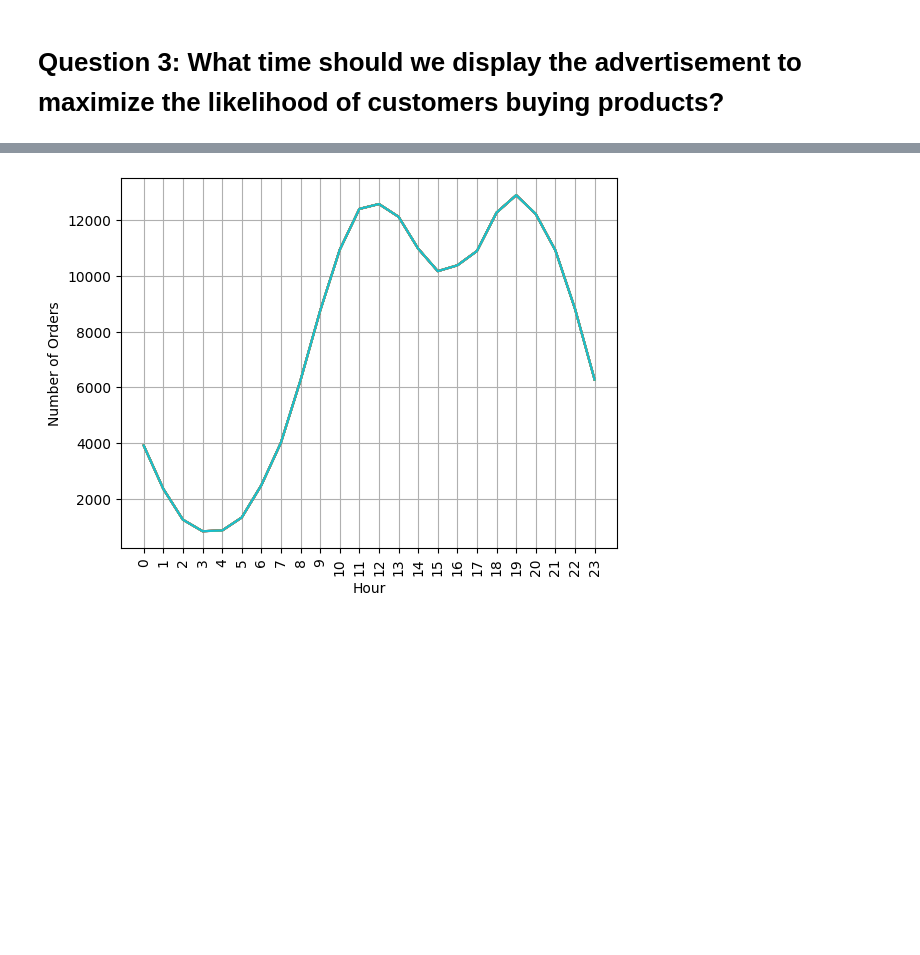
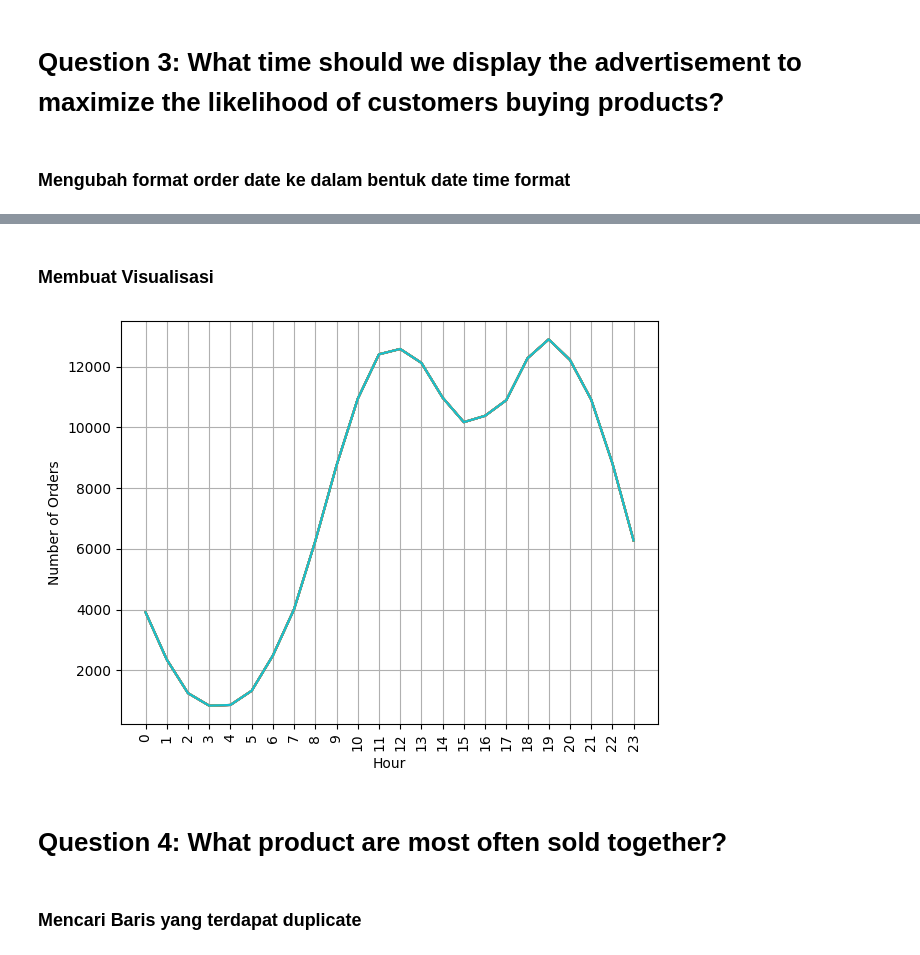
Before and after one commit to Rapapap/Pandas-Data-Science-Task, a Jupyter notebook: Sales_Analysis.ipynb, the cells around one changed output, grey strips where cells are left out. Saved outputs shown, nothing was run; the diff lists cells and outputs as text; code cells hidden in the pictures; blank space fills up the shorter version.

Commit message:
add question 4 & 5 plus the visualization

```diff
--- a/Sales_Analysis.ipynb
+++ b/Sales_Analysis.ipynb
@@ -179,6 +180,8 @@ plt.show()
 [figure]
 # %% [markdown]
 # Question 3: What time should we display the advertisement to maximize the likelihood of customers buying products?
+# %% [markdown]
+### Mengubah format order date ke dalam bentuk date time format
 # %%
 all_data['Order Date'] = pd.to_datetime(all_data['Order Date'])
 # %%
@@ -193,16 +196,24 @@ all_data.head()
 | 3 | 176560 | Google Phone | 1 | 600.000000 | 2019-04-12 14:38:00 | 669 Spruce St, Los Angeles, CA 90001 | 4 | 600.000000 | ... |
 | 4 | 176560 | Wired Headphones | 1 | 11.990000 | 2019-04-12 14:38:00 | 669 Spruce St, Los Angeles, CA 90001 | 4 | 11.990000 | ... |
 | 5 | 176561 | Wired Headphones | 1 | 11.990000 | 2019-04-30 09:27:00 | 333 8th St, Los Angeles, CA 90001 | 4 | 11.990000 | ... |
+# %% [markdown]
+### Membuat Visualisasi
 # %%
 hours = [hour for hour, df in all_data.groupby(['Hour'])]
 
 plt.plot(hours, all_data.groupby(['Hour']).count())
 plt.xticks([hour[0] for hour in hours], rotation=90)  # Menggunakan hours yang sudah diflatten
 plt.xlabel('Hour')
 plt.ylabel('Number of Orders')
 plt.grid(True)
+
+plt.tight_layout()
 plt.show()
 
 # Waktu terbaik untuk menampilkan iklan adalah sekitar jam 11 pagi atau jam 7 malam
 # %% [output]
-[figure, old version]
+[figure, new version]
+# %% [markdown]
+# Question 4: What product are most often sold together?
+# %% [markdown]
+### Mencari Baris yang terdapat duplicate
```
Also changed, not shown: parts of 11 cells of this notebook.
